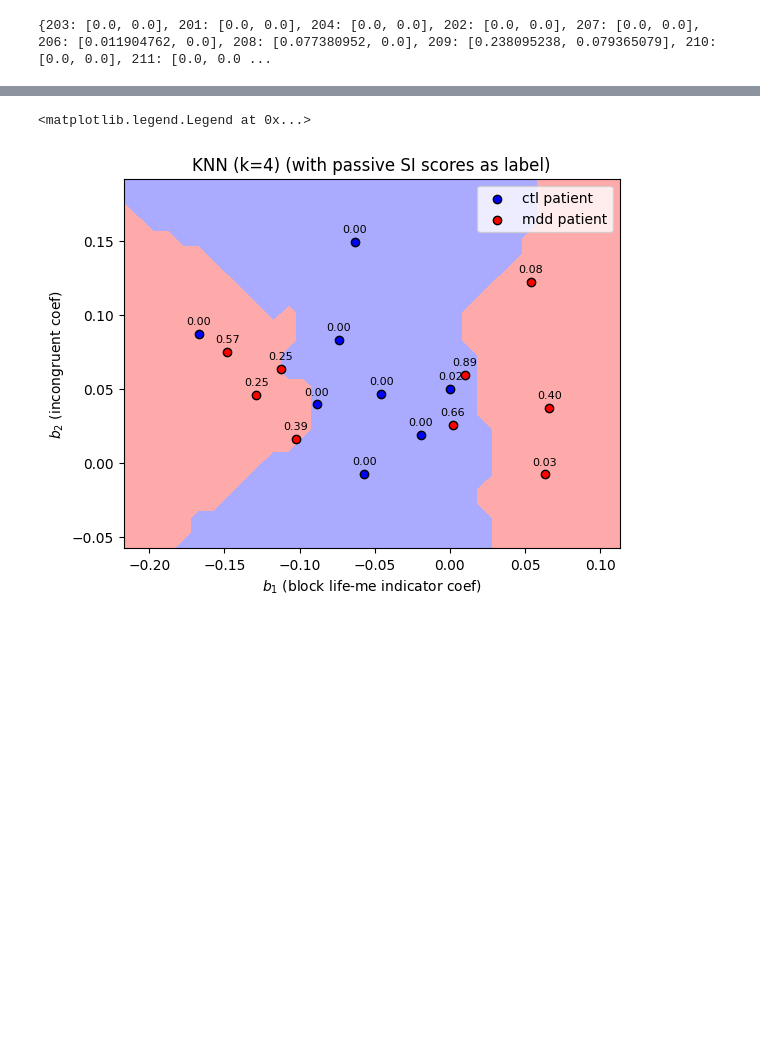
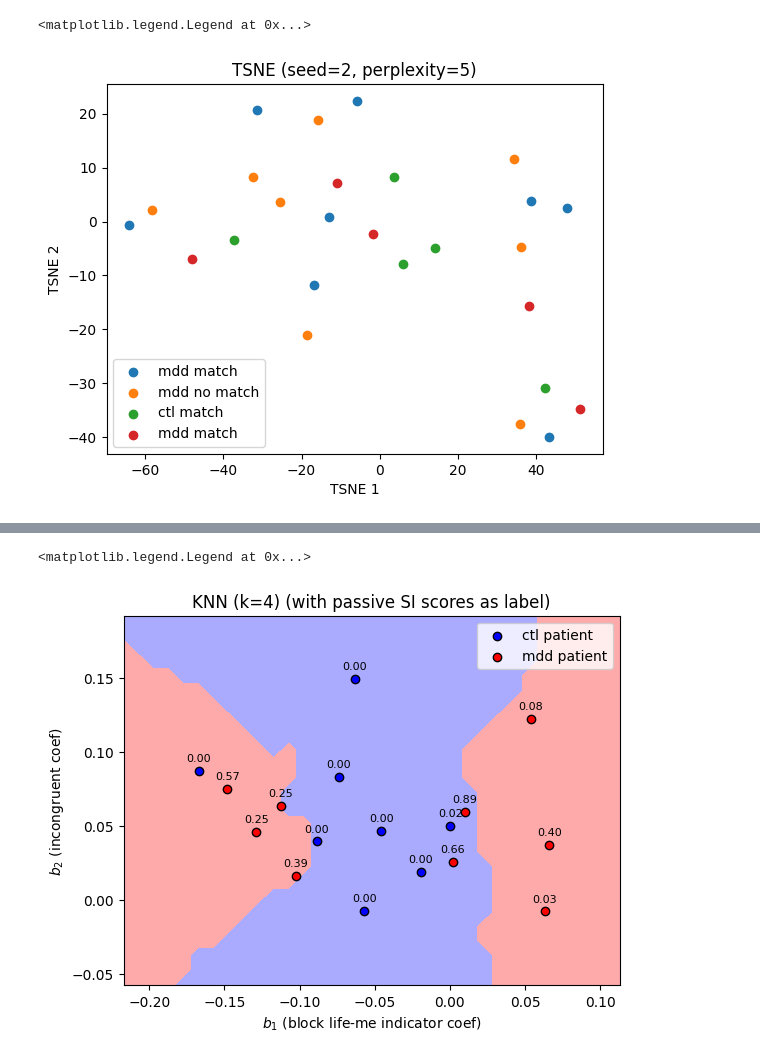
Before and after one commit to saskrik3/behavioral-analysis, a Jupyter notebook: analyze.ipynb, the cells around one changed output, grey strips where cells are left out. Saved outputs shown, nothing was run; the diff lists cells and outputs as text; code cells hidden in the pictures; blank space fills up the shorter version.

```diff
--- a/analyze.ipynb
+++ b/analyze.ipynb
@@ -253,5 +135,29 @@ for seed in range(5):
+# %%
+from sklearn.manifold import TSNE
+
+seed = 2
+perplexity = 5
+projected_points = TSNE(n_components=2, random_state=seed, perplexity=perplexity).fit_transform(pivot_df)
+projected_df = pd.DataFrame(projected_points, index=pivot_df.index, columns=['TSNE 1', 'TSNE 2']).reset_index()
+# %%
+mdd_match = projected_df[projected_df['Match'].astype(bool) & (projected_df['subject_type'] == 'mdd')]
+mdd_no_match = projected_df[~projected_df['Match'].astype(bool) & (projected_df['subject_type'] == 'mdd')]
+ctl_match = projected_df[projected_df['Match'].astype(bool) & (projected_df['subject_type'] == 'ctl')]
+ctl_no_match = projected_df[~projected_df['Match'].astype(bool) & (projected_df['subject_type'] == 'ctl')]
+
+plt.title(f'TSNE (seed={seed}, perplexity={perplexity})')
+plt.scatter(mdd_match['TSNE 1'], mdd_match['TSNE 2'], label='mdd match')
+plt.scatter(mdd_no_match['TSNE 1'], mdd_no_match['TSNE 2'], label='mdd no match')
+plt.scatter(ctl_match['TSNE 1'], ctl_match['TSNE 2'], label='ctl match')
+plt.scatter(ctl_no_match['TSNE 1'], ctl_no_match['TSNE 2'], label='mdd match')
+plt.xlabel('TSNE 1')
+plt.ylabel('TSNE 2')
+plt.legend()
+# %% [output]
+<matplotlib.legend.Legend at 0x...>
+[figure, added]
 # %%
-data_dict = {
+si_scores = {
     203: [0.0, 0.0],
     201: [0.0, 0.0],
     204: [0.0, 0.0],
@@ -278,9 +184,8 @@ data_dict = {
     320: [0.095238095, 0.023809524],
     321: [0.0, 0.0],
     323: [0.0, 0.0],
-    322: [0.086206897, 0.0]
+    322: [0.086206897, 0.0],
+    205: [0.07738095, 0.0],
+    301: [0, 0.],
+    304: [0, 0.]
 }
-
-print(data_dict)
-# %% [output]
-{203: [0.0, 0.0], 201: [0.0, 0.0], 204: [0.0, 0.0], 202: [0.0, 0.0], 207: [0.0, 0.0], 206: [0.011904762, 0.0], 208: [0.077380952, 0.0], 209: [0.238095238, 0.079365079], 210: [0.0, 0.0], 211: [0.0, 0.0 ...
```
Also changed, not shown: parts of 19 cells of this notebook, 1 other file.
